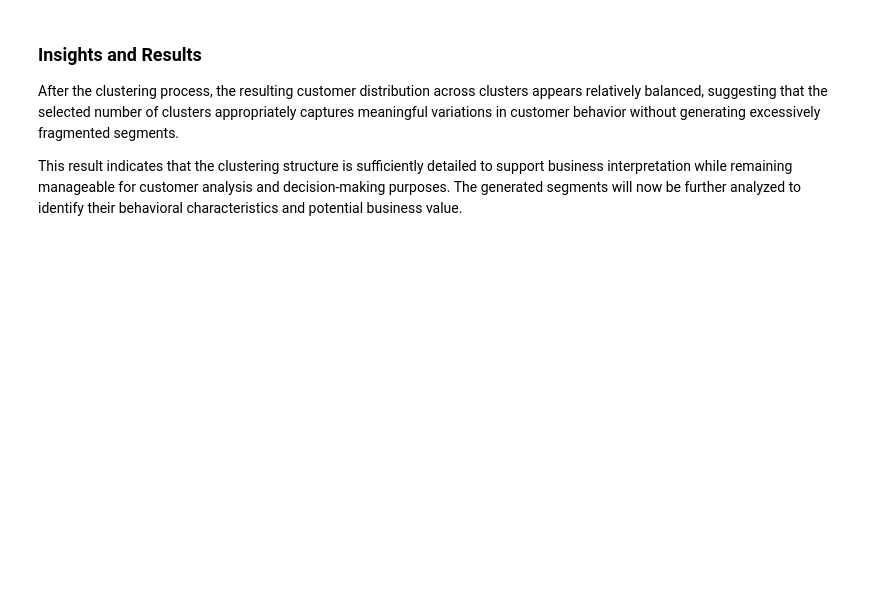
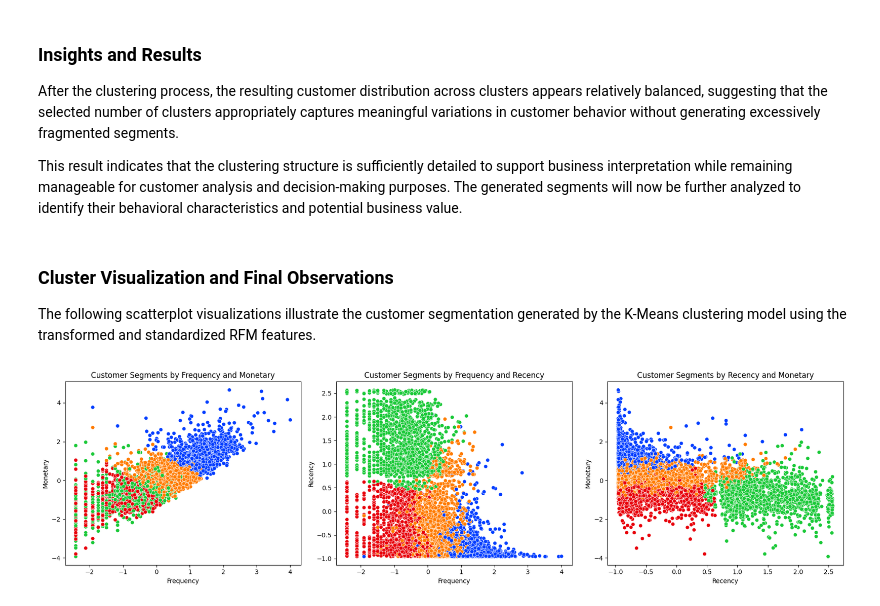
Before and after one commit to AmaKings9/customer-behavior-analysis-rfm-kmeans, a Jupyter notebook: notebooks/05_clustering.ipynb, the cells around one changed output. Drawn from its saved outputs; the diff is of its cells as text; code cells hidden in the pictures; blank space fills up the shorter version.

Commit message:
Add clustering visualization

```diff
--- a/notebooks/05_clustering.ipynb
+++ b/notebooks/05_clustering.ipynb
@@ -156,3 +157,51 @@ Name: count, dtype: int64
 After the clustering process, the resulting customer distribution across clusters appears relatively balanced, suggesting that the selected number of clusters appropriately captures meaningful variations in customer behavior without generating excessively fragmented segments.
 
 This result indicates that the clustering structure is sufficiently detailed to support business interpretation while remaining manageable for customer analysis and decision-making purposes. The generated segments will now be further analyzed to identify their behavioral characteristics and potential business value.
+# %% [markdown]
+### Cluster Visualization and Final Observations
+
+The following scatterplot visualizations illustrate the customer segmentation generated by the K-Means clustering model using the transformed and standardized RFM features.
+# %%
+fig, axes = plt.subplots(1, 3, figsize=(18,5))
+
+sns.scatterplot(
+    data=df_rfm_scaled,
+    x='Frequency',
+    y='Monetary',
+    palette=qual_palette,
+    hue='Cluster',
+    legend=False,
+    ax=axes[0]
+)
+
+axes[0].set_title("Customer Segments by Frequency and Monetary")
+
+sns.scatterplot(
+    data=df_rfm_scaled,
+    x='Frequency',
+    y='Recency',
+    palette=qual_palette,
+    hue='Cluster',
+    legend=False,
+    ax=axes[1]
+)
+
+axes[1].set_title("Customer Segments by Frequency and Recency")
+
+sns.scatterplot(
+    data=df_rfm_scaled,
+    x='Recency',
+    y='Monetary',
+    palette=qual_palette,
+    hue='Cluster',
+    legend=False,
+    ax=axes[2]
+)
+
+axes[2].set_title("Customer Segments by Recency and Monetary")
+
+
+plt.tight_layout()
+plt.show()
+# %% [output]
+[figure, added]
```
Also changed, not shown: parts of 3 cells of this notebook.
